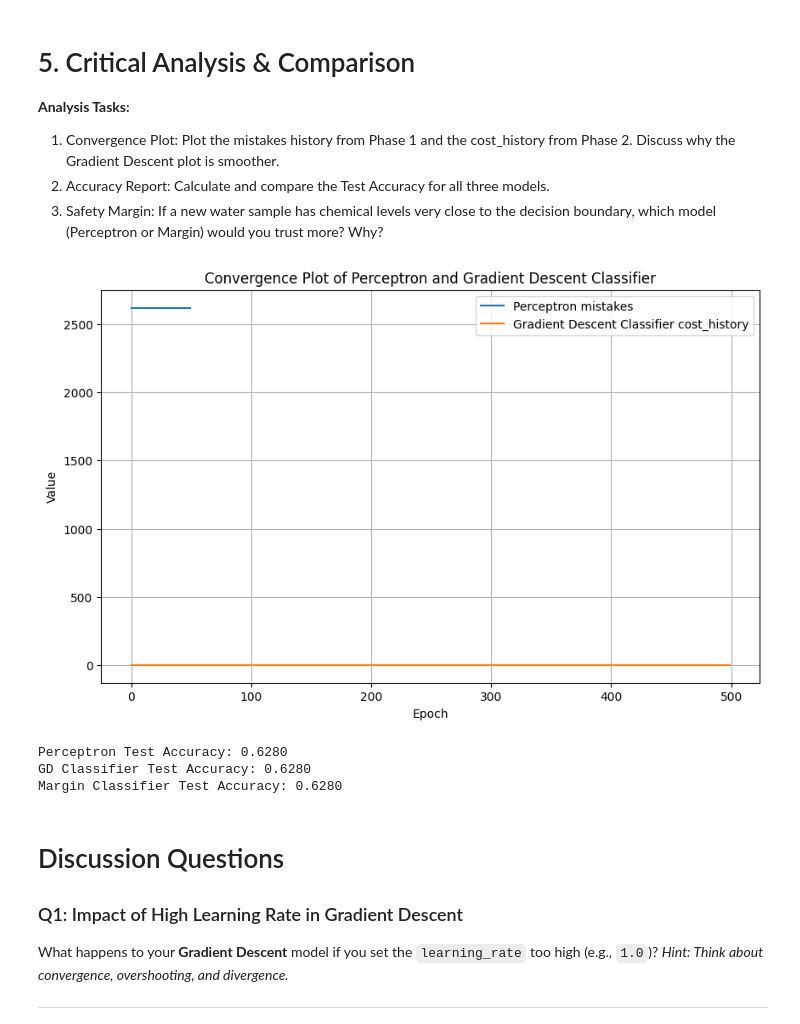
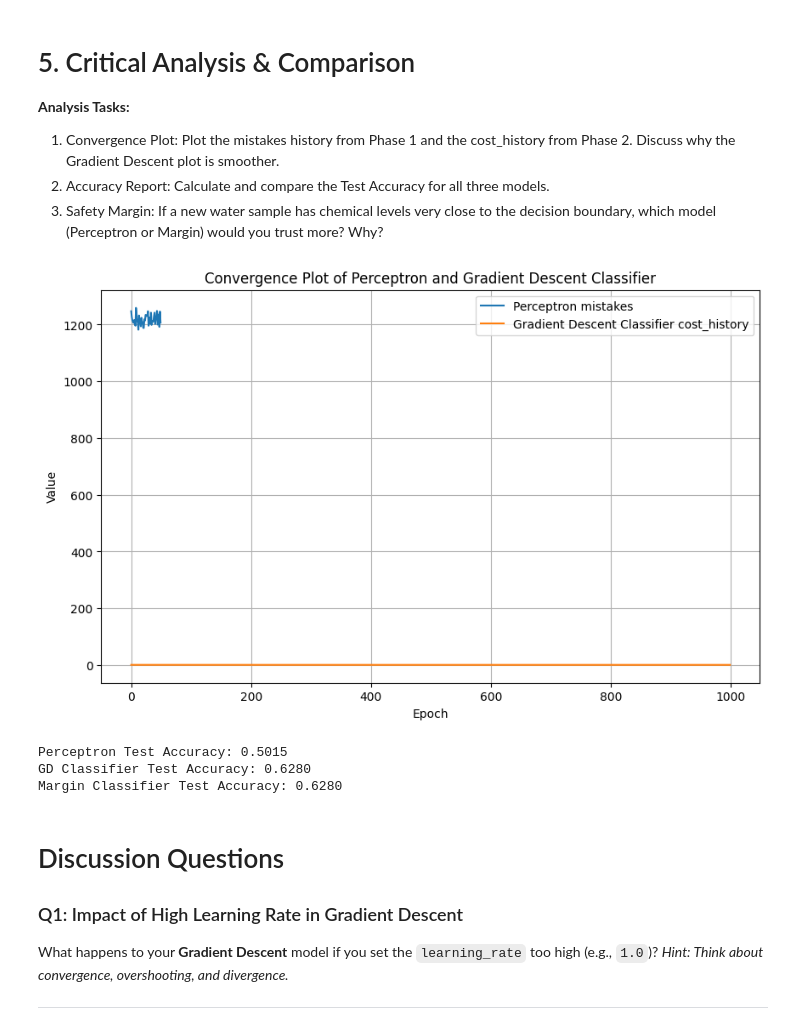
Before and after one commit to AnirudhPotukuchi/AnirudhPotukuchi_AI-ML_Training_Notes, a Jupyter notebook: Copy_of_STP_Module_4_Project.ipynb, the cells around one changed output. Drawn from its saved outputs; the diff is of its cells as text; code cells hidden in the pictures.

```diff
--- a/Copy_of_STP_Module_4_Project.ipynb
+++ b/Copy_of_STP_Module_4_Project.ipynb
@@ -65,19 +65,15 @@ class WaterPerceptron:
         for epoch in range(self.epochs):
             count = 0
             for i in range(len(y)):
-                # TODO: Calculate the linear output (w * x + b)
-
+                # Calculating the linear output (w * x + b)
                 prediction = np.dot(X[i], self.w) + self.b
 
-                # TODO: If prediction is a mistake (y * prediction <= 0):
-                # Update weights: w = w + lr * y * x
-                # Update bias: b = b + lr * y if y[i] * prediction <= 0:
-
-                # Updated weights=> w = w + lr * y * x
-                self.w = self.w + self.lr * y[i] * X[i]
-                # Updated bias=> b = b + lr * y
-                self.b = self.b + self.lr * y[i]
-                count += 1
+                if y[i] * prediction <= 0:
+                    # Updated weights=> w = w + lr * y * x
+                    self.w = self.w + self.lr * y[i] * X[i]
+                    # Updated bias=> b = b + lr * y
+                    self.b = self.b + self.lr * y[i]
+                    count += 1
             self.mistakes.append(count)
 
     def predict(self, X):
@@ -153,10 +146,13 @@ class MarginWaterClassifier:
 
     def fit(self, X, y):
         self.w = np.zeros(X.shape[1])
+        self.b = 0
         for _ in range(self.epochs):
             for i, x_i in enumerate(X):
-                # TODO: Implement the Margin Condition check: y_i * (w * x_i + b) >= 1
-                if y[i] * (np.dot(self.w, x_i) + self.b) >= 1:
+                # Implementing the Margin Condition check: y_i * (w * x_i + b) >= 1
+                margin = y[i] * (np.dot(self.w, x_i) + self.b)
+
+                if margin >= 1:
                     # Only Regularization update
                     self.w -= self.lr * (2 * self.lambda_param * self.w)
                 else:
@@ -175,25 +171,25 @@ class MarginWaterClassifier:
 3. Safety Margin: If a new water sample has chemical levels very close to the decision boundary, which model (Perceptron or Margin) would you trust more? Why?
 # %%
 # Gradient Descent
-model_gd = GDWaterClassifier()
+model_gd = GDWaterClassifier(lr=0.01,epochs=1000)
 model_gd.fit(X_train, y_train)
 
 # Margin Classifier
 model_margin = MarginWaterClassifier()
 model_margin.fit(X_train, y_train)
 
 # Convergence Plot
 plt.figure(figsize=(10, 6))
 plt.plot(model_p.mistakes, label='Perceptron mistakes')
 plt.plot(model_gd.cost_history, label='Gradient Descent Classifier cost_history')
 plt.title('Convergence Plot of Perceptron and Gradient Descent Classifier')
 plt.xlabel('Epoch')
 plt.ylabel('Value')
 plt.legend()
 plt.grid(True)
 plt.show()
 # %% [output]
-[figure, old version]
+[figure, new version]
 # %%
 from sklearn.metrics import accuracy_score
 
@@ -212,7 +208,7 @@ y_pred_margin = model_margin.predict(X_test)
 accuracy_margin = accuracy_score(y_test, y_pred_margin)
 print(f"Margin Classifier Test Accuracy: {accuracy_margin:.4f}")
 # %% [output]
-Perceptron Test Accuracy: 0.6280
+Perceptron Test Accuracy: 0.5015
 GD Classifier Test Accuracy: 0.6280
 Margin Classifier Test Accuracy: 0.6280
 # %% [markdown]
```
Also changed, not shown: parts of 1 cell of this notebook.
